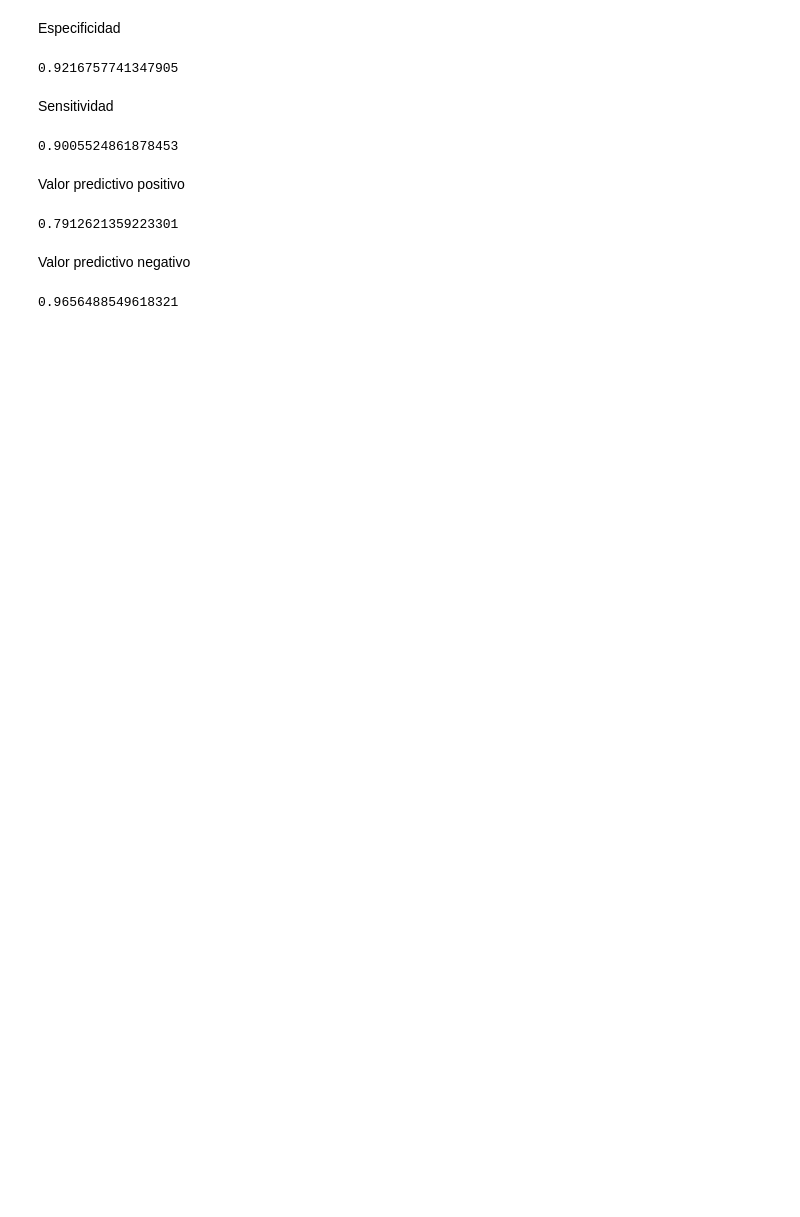
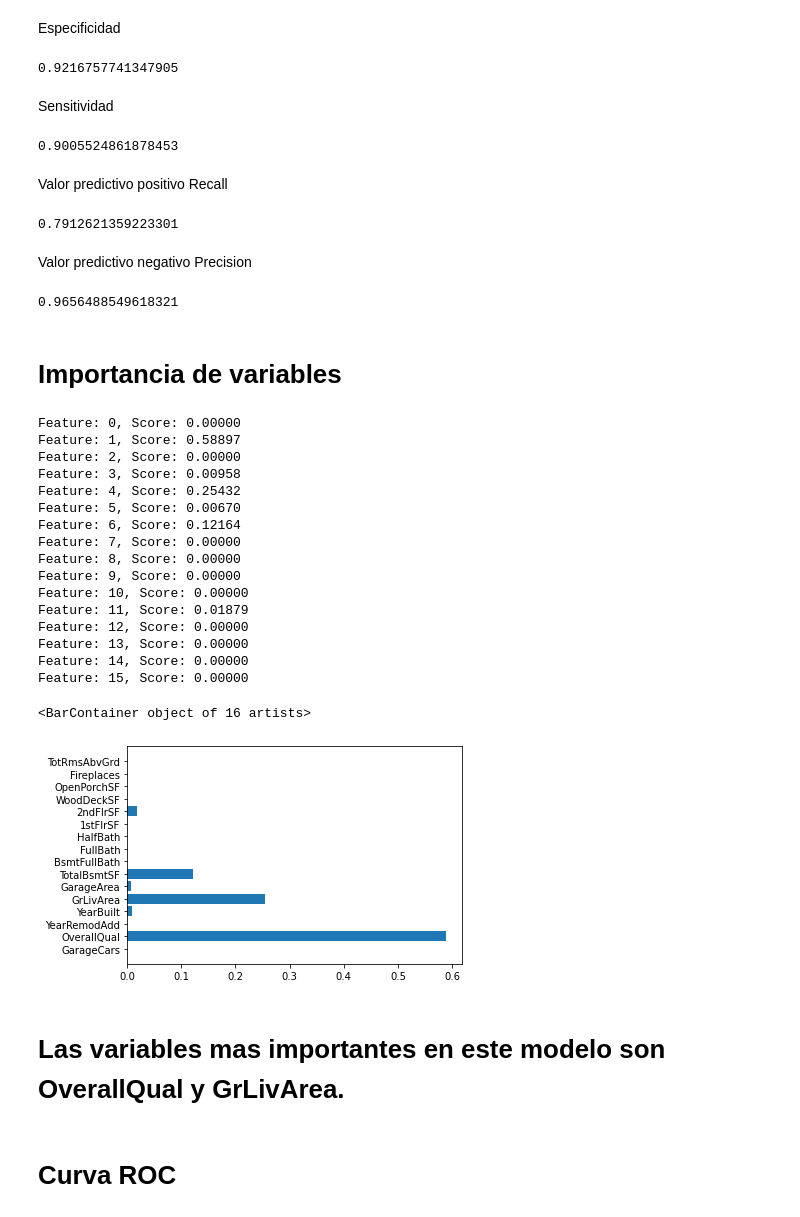
Before and after one commit to jcardozotsti/Taller2, a Jupyter notebook: Taller2.JCortes-JCardozo.ipynb, the cells around one changed output. Saved outputs shown, nothing was run; the diff lists cells and outputs as text; code cells hidden in the pictures; blank space fills up the shorter version.

Commit message:
importnacia de variables y metodo GB

```diff
--- a/Taller2.JCortes-JCardozo.ipynb
+++ b/Taller2.JCortes-JCardozo.ipynb
@@ -291,17 +231,51 @@ Sensitividad
 # %% [output]
 0.9005524861878453
 # %% [markdown]
-Valor predictivo positivo
+Valor predictivo positivo Recall
 # %%
 326/(326+86)
 # %% [output]
 0.7912621359223301
 # %% [markdown]
-Valor predictivo negativo
+Valor predictivo negativo Precision
 # %%
 1012/(1012+36)
 # %% [output]
 0.9656488549618321
+# %% [markdown]
+# Importancia de variables
+# %%
+from matplotlib import pyplot
+importance = tree.feature_importances_
+# summarize feature importance
+for i,v in enumerate(importance):
+	print('Feature: %0d, Score: %.5f' % (i,v))
+# plot feature importance
+
+plt.barh(x_train.columns, tree.feature_importances_)
+# %% [output]
+Feature: 0, Score: 0.00000
+Feature: 1, Score: 0.58897
+Feature: 2, Score: 0.00000
+Feature: 3, Score: 0.00958
+Feature: 4, Score: 0.25432
+Feature: 5, Score: 0.00670
+Feature: 6, Score: 0.12164
+Feature: 7, Score: 0.00000
+Feature: 8, Score: 0.00000
+Feature: 9, Score: 0.00000
+Feature: 10, Score: 0.00000
+Feature: 11, Score: 0.01879
+Feature: 12, Score: 0.00000
+Feature: 13, Score: 0.00000
+Feature: 14, Score: 0.00000
+Feature: 15, Score: 0.00000
+<BarContainer object of 16 artists>
+[figure, added]
+# %% [markdown]
+# Las variables mas importantes en este modelo son OverallQual y GrLivArea.
+# %% [markdown]
+# Curva ROC
 # %%
 prob = tree.predict_proba(x_train)
 # %%
```
Also changed, not shown: parts of 38 cells of this notebook.
